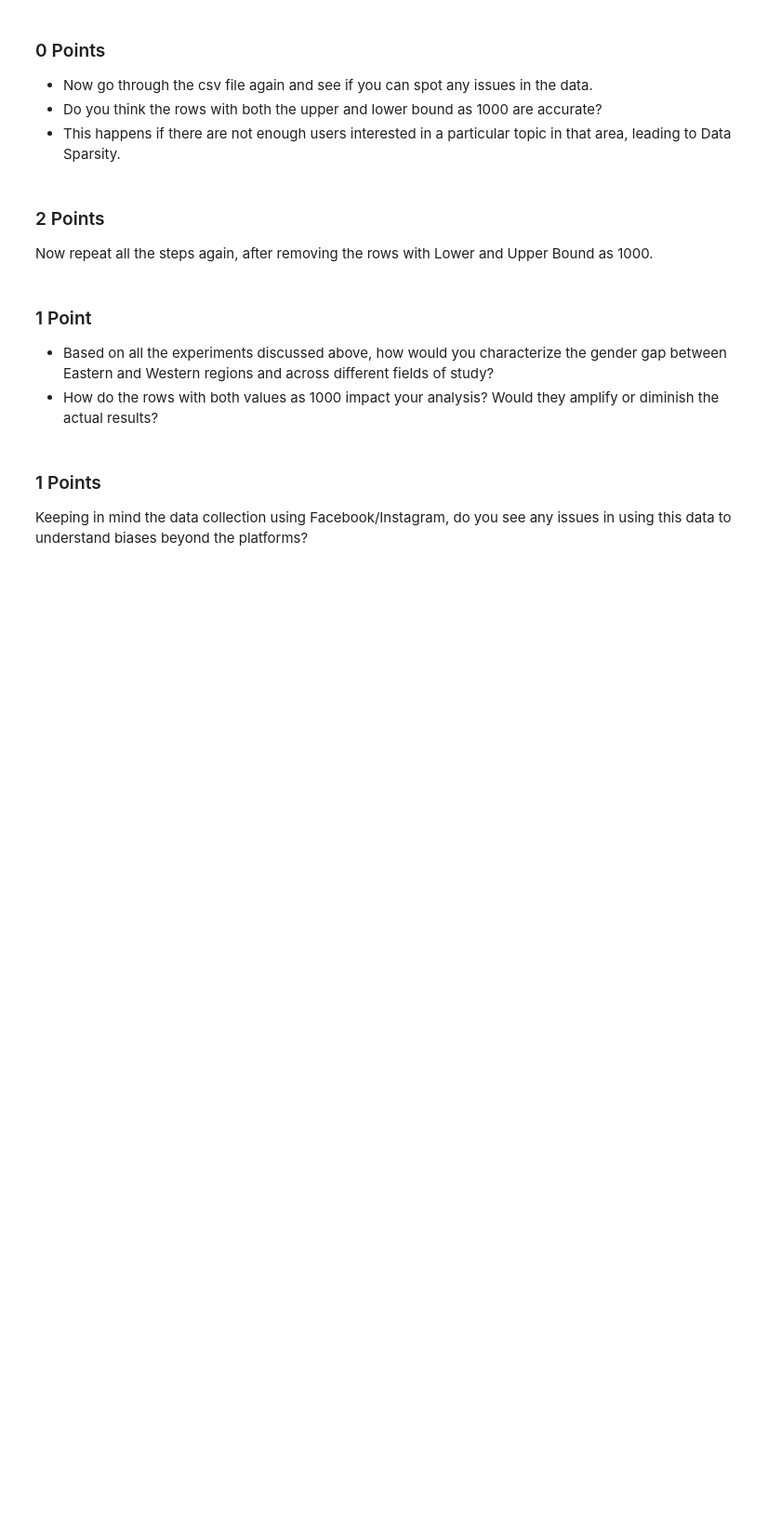
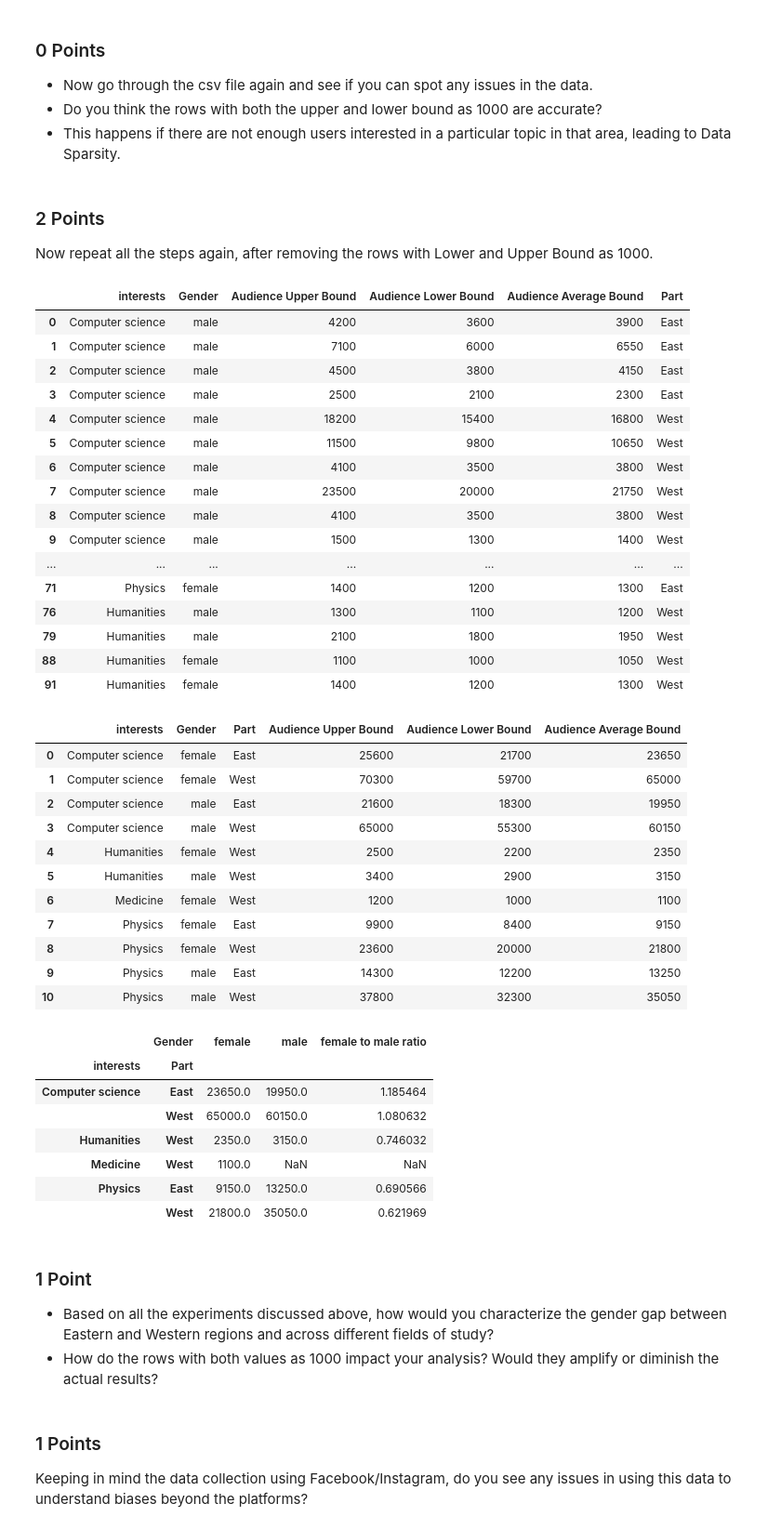
Before and after one commit to samueleserri/Elements-of-Data-Science-and-Artificial-Intelligence-, a Jupyter notebook: Assignment_2/EDSAI_assignment_2.ipynb, the cells around one changed output. Shown: that part at 93% size. Cells and saved outputs as stored; diff of their text form; code cells hidden in the pictures; blank space fills up the shorter version.

```diff
--- a/Assignment_2/EDSAI_assignment_2.ipynb
+++ b/Assignment_2/EDSAI_assignment_2.ipynb
@@ -95,3 +167,82 @@ Now repeat all the steps again, after removing the rows with Lower and Upper Bou
+# %%
+# Add your code here
+
+# STEP 1
+fb_ads_data2 = pd.read_csv('fb_ads_data.csv')
+fb_ads_data2 = fb_ads_data2[((fb_ads_data2['Audience Upper Bound'] != 1000) | (fb_ads_data2['Audience Lower Bound'] != 1000))] # Filtering takes place in here. -Ege
+average2 = (fb_ads_data2['Audience Lower Bound'] + fb_ads_data2['Audience Upper Bound']) // 2 # I divided the numbers by 2 without any remainder so that they would appear as integers. In fact, the digit after the decimal point was 0 for all of them. -Ege
+fb_ads_data2['Audience Average Bound'] = average2
+
+# pd.set_option('display.max_rows', None)
+# pd.reset_option('max_rows')
+# display(fb_ads_data2)
+
+# STEP 2
+def whichState(state):
+    east_states = ["Berlin", "Brandenburg", "Mecklenburg-Vorpommern", "Saxony", "Saxony-Anhalt", "Thüringen"]
+
+    if state in east_states:
+        return "East"
+    else:
+        return "West"
+
+part2 = [whichState(i) for i in fb_ads_data2['Region']]
+
+fb_ads_data2['Part'] = part2
+fb_ads_data2 = fb_ads_data2.drop('Region', axis=1)
+
+display(fb_ads_data2)
+
+# STEP 3
+groupedDF2 = fb_ads_data2.groupby(['interests', 'Gender', 'Part'], as_index = False).sum() # as_index = False is used to show the interests and Gender elements even though they are same across rows. -Ege
+display(groupedDF2)
+
+# STEP 4
+
+pivotedDF2 = groupedDF2.pivot(index=['interests', 'Part'], columns='Gender', values='Audience Average Bound')
+
+femaleToMaleRatio2 = pivotedDF2['female'] / pivotedDF2['male']
+pivotedDF2['female to male ratio'] = femaleToMaleRatio2
+
+display(pivotedDF2)
+# %% [output]
+|  | interests | Gender | Audience Upper Bound | Audience Lower Bound | Audience Average Bound | Part |
+| 0 | Computer science | male | 4200 | 3600 | 3900 | East |
+| 1 | Computer science | male | 7100 | 6000 | 6550 | East |
+| 2 | Computer science | male | 4500 | 3800 | 4150 | East |
+| 3 | Computer science | male | 2500 | 2100 | 2300 | East |
+| 4 | Computer science | male | 18200 | 15400 | 16800 | West |
+| 5 | Computer science | male | 11500 | 9800 | 10650 | West |
+| 6 | Computer science | male | 4100 | 3500 | 3800 | West |
+| 7 | Computer science | male | 23500 | 20000 | 21750 | West |
+| 8 | Computer science | male | 4100 | 3500 | 3800 | West |
+| 9 | Computer science | male | 1500 | 1300 | 1400 | West |
+| ... | ... | ... | ... | ... | ... | ... |
+| 71 | Physics | female | 1400 | 1200 | 1300 | East |
+| 76 | Humanities | male | 1300 | 1100 | 1200 | West |
+| 79 | Humanities | male | 2100 | 1800 | 1950 | West |
+| 88 | Humanities | female | 1100 | 1000 | 1050 | West |
+| 91 | Humanities | female | 1400 | 1200 | 1300 | West |
+|  | interests | Gender | Part | Audience Upper Bound | Audience Lower Bound | Audience Average Bound |
+| 0 | Computer science | female | East | 25600 | 21700 | 23650 |
+| 1 | Computer science | female | West | 70300 | 59700 | 65000 |
+| 2 | Computer science | male | East | 21600 | 18300 | 19950 |
+| 3 | Computer science | male | West | 65000 | 55300 | 60150 |
+| 4 | Humanities | female | West | 2500 | 2200 | 2350 |
+| 5 | Humanities | male | West | 3400 | 2900 | 3150 |
+| 6 | Medicine | female | West | 1200 | 1000 | 1100 |
+| 7 | Physics | female | East | 9900 | 8400 | 9150 |
+| 8 | Physics | female | West | 23600 | 20000 | 21800 |
+| 9 | Physics | male | East | 14300 | 12200 | 13250 |
+| 10 | Physics | male | West | 37800 | 32300 | 35050 |
+|  | Gender | female | male | female to male ratio |
+| interests | Part |  |  |  |
+| Computer science | East | 23650.0 | 19950.0 | 1.185464 |
+|  | West | 65000.0 | 60150.0 | 1.080632 |
+| Humanities | West | 2350.0 | 3150.0 | 0.746032 |
+| Medicine | West | 1100.0 | NaN | NaN |
+| Physics | East | 9150.0 | 13250.0 | 0.690566 |
+|  | West | 21800.0 | 35050.0 | 0.621969 |
 # %% [markdown]
 ### 1 Point
 
```
Also changed, not shown: parts of 8 cells of this notebook, 1 other file.
